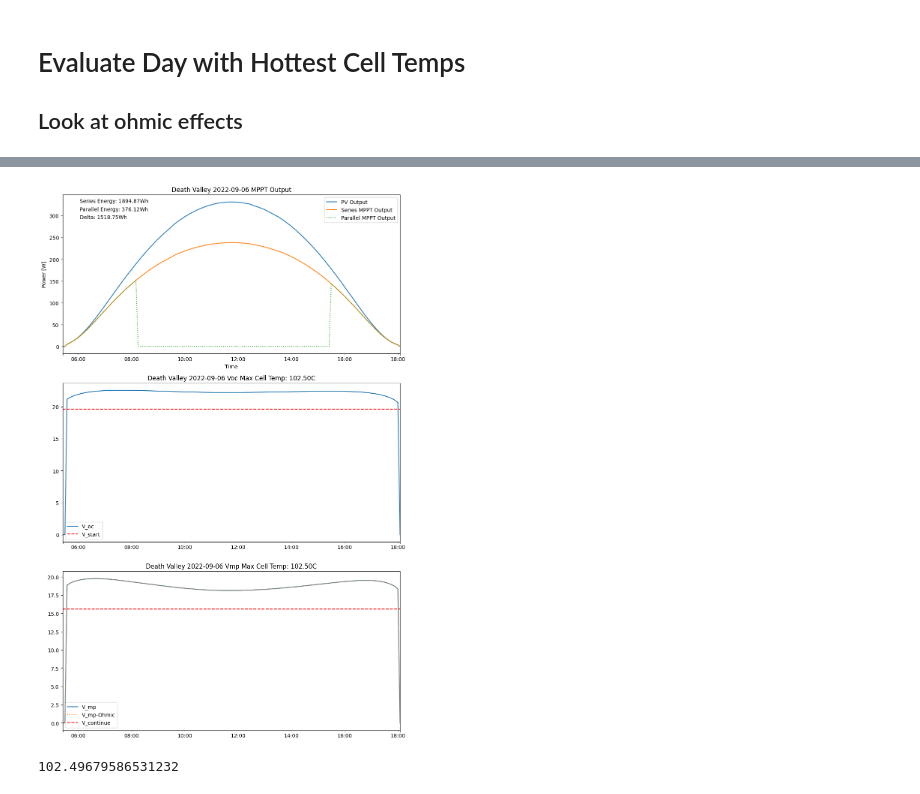
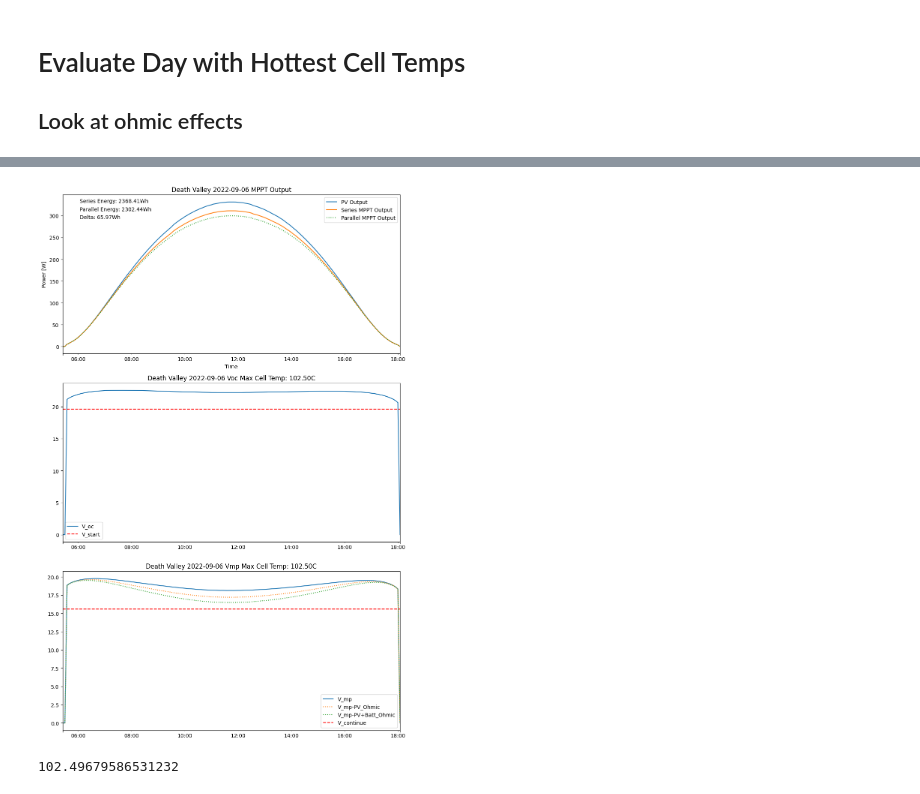
Before and after one commit to natecostello/pv-partial-shading, a Jupyter notebook: psm3_study_Death_Valley.ipynb, the cells around one changed output, grey strips where cells are left out. Cells and saved outputs as stored; diff of their text form; code cells hidden in the pictures.

Commit message:
modified mppt custom function to modify dc_ohmic_losses to include battery side drop and loss

```diff
--- a/psm3_study_Death_Valley.ipynb
+++ b/psm3_study_Death_Valley.ipynb
@@ -348,8 +348,8 @@ weather_hot_cell = weather.loc[sunrise:sunset]
 #setup system and model chains
 r_batt_wire = getWireResistance('12AWG', 20) #400W at 14V ≈ 29A -> 10AWG
 r_pv_wire = getWireResistance('14AWG', 20) #400W at 20.4(Vmp) ≈ 19A -> 14AWG
-r_batt_wire = 10*r_batt_wire
-r_pv_wire = 0
+#r_batt_wire = 10*r_batt_wire
+#r_pv_wire = 0
 mppt_eff = 1.0
 
 mppt_parameters = {
@@ -444,8 +444,13 @@ axs[1].set_title(location + ' ' + date.strftime('%Y-%m-%d')+' Voc'+f' Max Cell T
 axs[1].legend()
 
 # Create a plot of the v_mp for the parallel case
+#debug
+print(mcParallel.results.dc_ohmic_losses)
+
 mcParallel.results.dc['v_mp'].plot(ax=axs[2], label='V_mp')
-(mcParallel.results.dc['v_mp']-mcParallel.results.dc_ohmic_losses['v_pv_wire_drop']).plot(ax=axs[2], label='V_mp-Ohmic', linestyle=':')
+(mcParallel.results.dc['v_mp']-mcParallel.results.dc_ohmic_losses['v_pv_wire_drop']).plot(ax=axs[2], label='V_mp-PV_Ohmic', linestyle=':')
+(mcParallel.results.dc['v_mp']-mcParallel.results.dc_ohmic_losses['v_pv_wire_drop']-mcParallel.results.dc_ohmic_losses['v_batt_wire_drop']).plot(ax=axs[2], label='V_mp-PV+Batt_Ohmic', linestyle=':')
+
 axs[2].axhline(y=mppt_parameters['v_batt'] + mppt_parameters['v_continue_delta'], color='r', linestyle='--', label='V_continue')
 axs[2].set_title(location + ' ' + date.strftime('%Y-%m-%d')+' Vmp'+f' Max Cell Temp: {max_cell_temp:.2f}C')
 axs[2].legend()
@@ -458,2 +480,2 @@ print(max_cell_temp)
-[figure, old version]
+[figure, new version]
-102.49679586531232
+102.49679586531232
```
Also changed, not shown: parts of 1 cell of this notebook, 1 other file.
